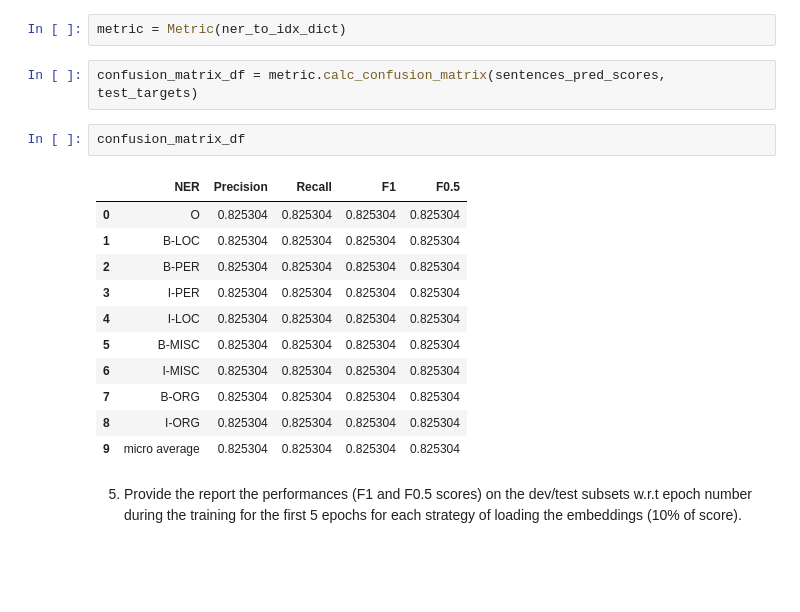
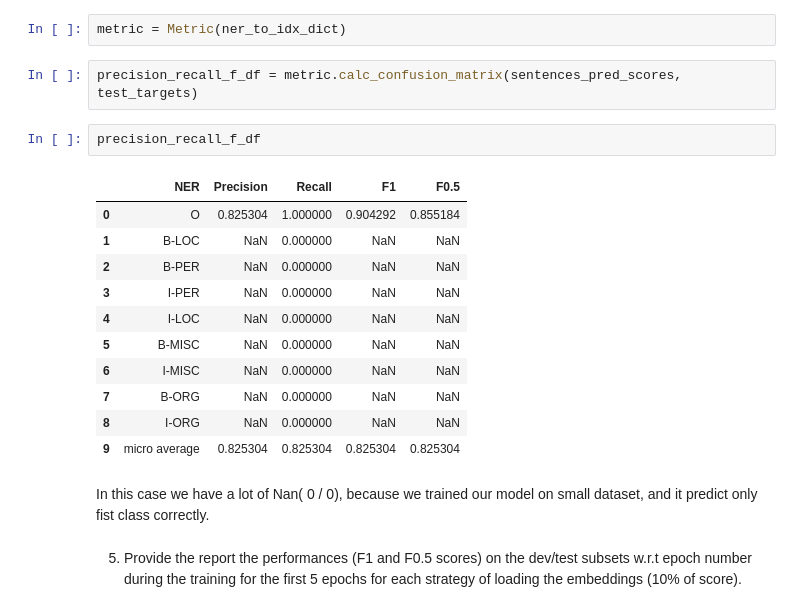
Before and after one commit to DmytroBabenko/Data-Science-NLP-DL-HW5, a Jupyter notebook: NER_detection_runner.ipynb, the cells around one changed output. Saved outputs shown, nothing was run; the diff lists cells and outputs as text; blank space fills up the shorter version.

Commit message:
fix calculating precision

```diff
--- a/NER_detection_runner.ipynb
+++ b/NER_detection_runner.ipynb
@@ -163,21 +163,23 @@ from metric import Metric
 # %%
 metric = Metric(ner_to_idx_dict)
 # %%
-confusion_matrix_df = metric.calc_confusion_matrix(sentences_pred_scores, test_targets)
+precision_recall_f_df = metric.calc_confusion_matrix(sentences_pred_scores, test_targets)
-# %%
-confusion_matrix_df
-# %% [output]
-|  | NER | Precision | Recall | F1 | F0.5 |
-| 0 | O | 0.825304 | 0.825304 | 0.825304 | 0.825304 |
-| 1 | B-LOC | 0.825304 | 0.825304 | 0.825304 | 0.825304 |
-| 2 | B-PER | 0.825304 | 0.825304 | 0.825304 | 0.825304 |
-| 3 | I-PER | 0.825304 | 0.825304 | 0.825304 | 0.825304 |
-| 4 | I-LOC | 0.825304 | 0.825304 | 0.825304 | 0.825304 |
-| 5 | B-MISC | 0.825304 | 0.825304 | 0.825304 | 0.825304 |
-| 6 | I-MISC | 0.825304 | 0.825304 | 0.825304 | 0.825304 |
-| 7 | B-ORG | 0.825304 | 0.825304 | 0.825304 | 0.825304 |
-| 8 | I-ORG | 0.825304 | 0.825304 | 0.825304 | 0.825304 |
-| 9 | micro average | 0.825304 | 0.825304 | 0.825304 | 0.825304 |
+# %%
+precision_recall_f_df
+# %% [output]
+|  | NER | Precision | Recall | F1 | F0.5 |
+| 0 | O | 0.825304 | 1.000000 | 0.904292 | 0.855184 |
+| 1 | B-LOC | NaN | 0.000000 | NaN | NaN |
+| 2 | B-PER | NaN | 0.000000 | NaN | NaN |
+| 3 | I-PER | NaN | 0.000000 | NaN | NaN |
+| 4 | I-LOC | NaN | 0.000000 | NaN | NaN |
+| 5 | B-MISC | NaN | 0.000000 | NaN | NaN |
+| 6 | I-MISC | NaN | 0.000000 | NaN | NaN |
+| 7 | B-ORG | NaN | 0.000000 | NaN | NaN |
+| 8 | I-ORG | NaN | 0.000000 | NaN | NaN |
+| 9 | micro average | 0.825304 | 0.825304 | 0.825304 | 0.825304 |
+# %% [markdown]
+In this case we have a lot of Nan( 0 / 0), because we trained our model on small dataset, and it predict only fist class correctly.
 # %% [markdown]
 5. Provide the report the performances (F1 and F0.5 scores) on the dev/test subsets w.r.t epoch number during the training for the first 5 epochs for each strategy of loading the embeddings (10% of score).
 # %% [markdown]
```
Also changed, not shown: parts of 15 cells of this notebook, 1 other file.
